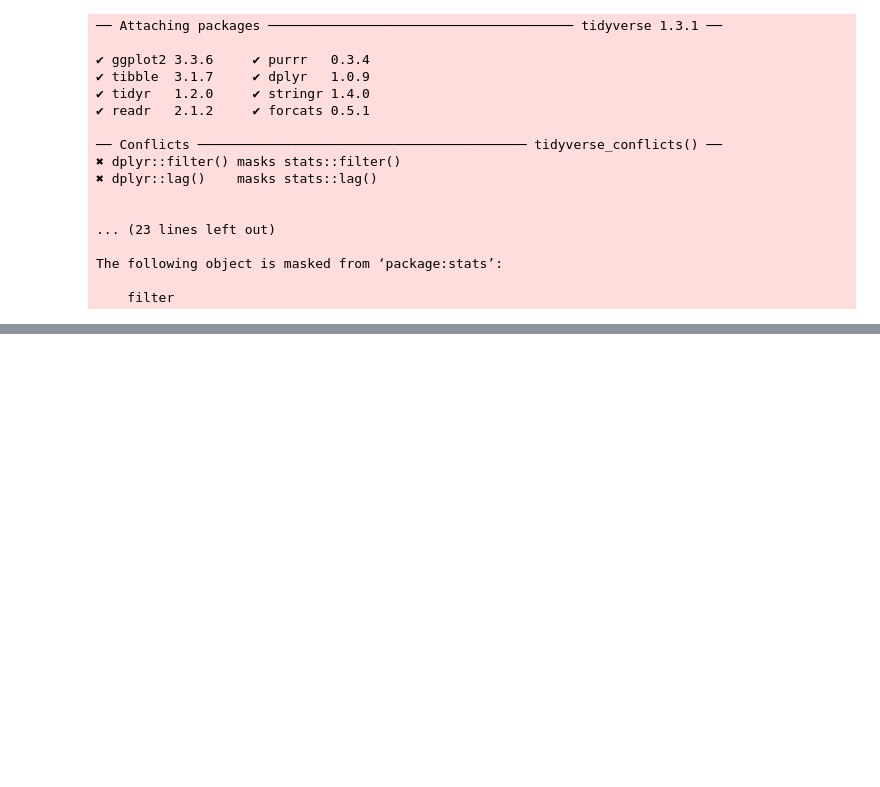
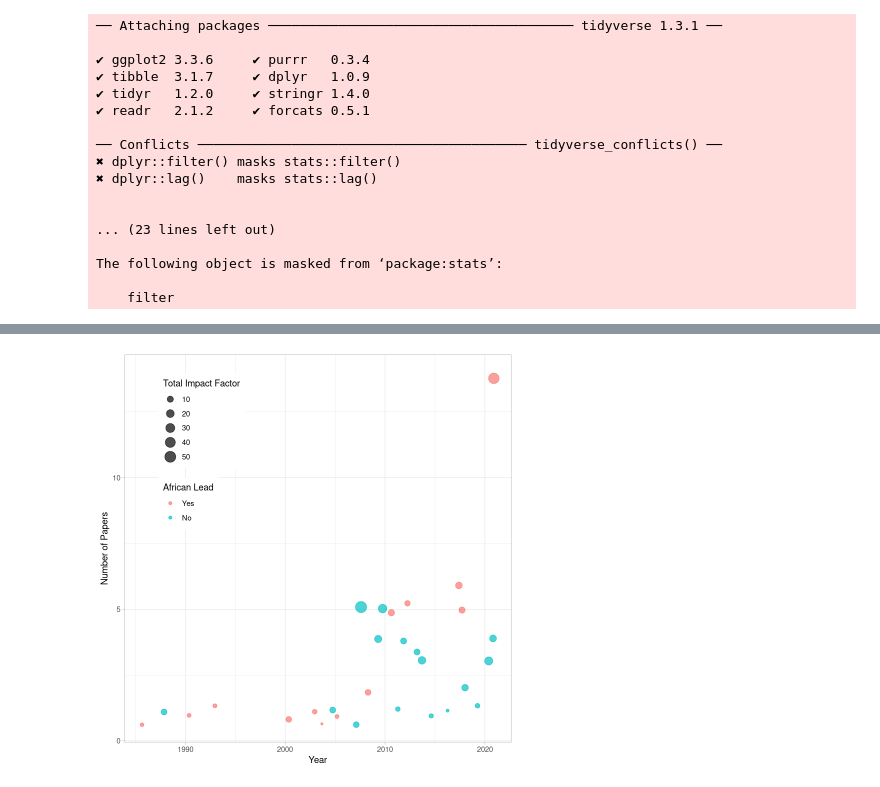
Before and after one commit to ahmedmoustafa/AfricaPD, a Jupyter notebook: Citations.ipynb, the cells around one changed output, grey strips where cells are left out. Saved outputs shown, nothing was run; the diff lists cells and outputs as text; code cells hidden in the pictures; blank space fills up the shorter version.

```diff
--- a/Citations.ipynb
+++ b/Citations.ipynb
@@ -55,0 +86,3 @@ Warning message:
+# %%
+papers = citations2 %>% group_by (year, african_lead) %>% summarise(papers = n(), impact_factor  = sum(impact_factor))
+head(papers)
@@ -55,0 +102,8 @@ Warning message:
+# %%
+ggplot(papers) +
+    geom_jitter(aes(x = year, y = papers, size = impact_factor, color = african_lead), alpha = 0.7) +
+    theme_light() +
+    labs (x = "Year", y = "Number of Papers", color = "African Lead", size = "Total Impact Factor") +
+    theme(legend.position = c(0.2, 0.75))
+ggsave("figures/AfricaPDpapers_per_year.pdf", width = 6, height = 6)
+# %% [output]
@@ -55,0 +114 @@ Warning message:
+[figure, added]
```
Also changed, not shown: parts of 6 cells of this notebook, 7 other files.
